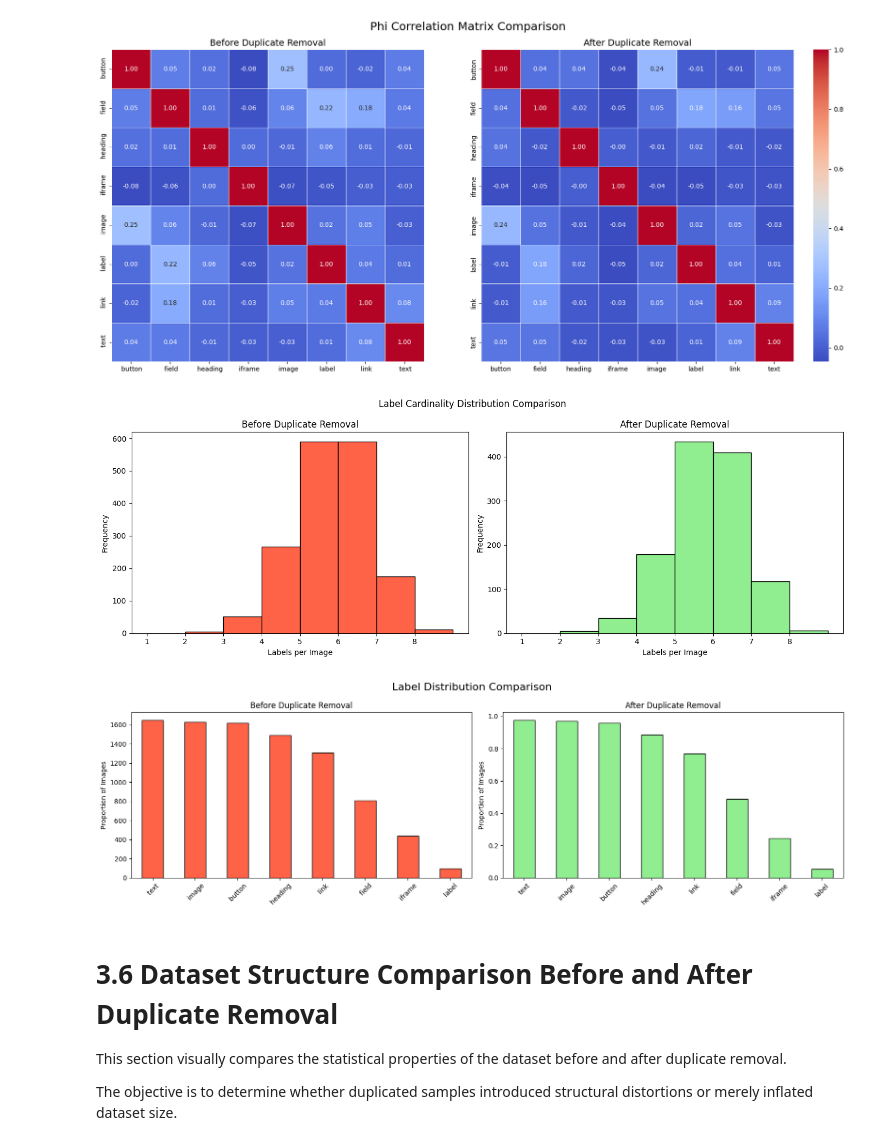
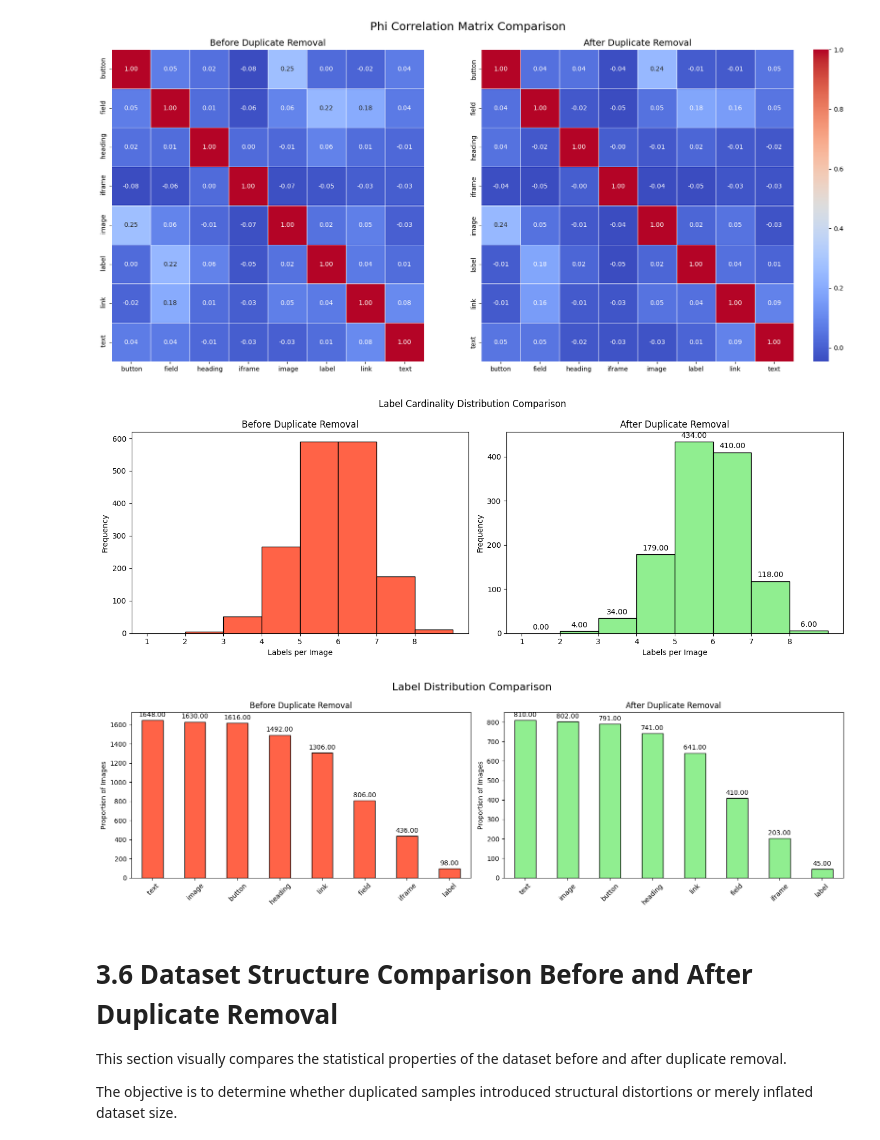
Before and after one commit to AnindyaChakravarty/Multi-label_Image_Classification, a Jupyter notebook: DM.ipynb, the cells around one changed output. Cells and saved outputs as stored; diff of their text form; code cells hidden in the pictures.

Commit message:
corrected the comparision graph

```diff
--- a/DM.ipynb
+++ b/DM.ipynb
@@ -1490,48 +1490,54 @@ axes[1].set_title("After Duplicate Removal")
 axes[1].set_xlabel("Labels per Image")
 axes[1].set_ylabel("Frequency")
 axes[1].set_xticks(range(1,9))
+for container in axes[1].containers:
+    axes[1].bar_label(container, fmt="%.2f", padding=3)
 
 
 plt.suptitle("Label Cardinality Distribution Comparison")
 plt.tight_layout()
 plt.show()
 # %% [output]
-[figure, old version]
+[figure, new version]
 # %%
 fig, axes = plt.subplots(1, 2, figsize=(16, 5))
 
 # BEFORE CLEANING
 old_class_counts.plot(
     kind="bar",
     ax=axes[0],
     color='tomato',
     edgecolor="black"
 )
 
 axes[0].set_title("Before Duplicate Removal")
 axes[0].set_ylabel("Proportion of Images")
 axes[0].tick_params(axis='x', rotation=45)
+for container in axes[0].containers:
+    axes[0].bar_label(container, fmt="%.2f", padding=3)
 
 # AFTER CLEANING
-new_distribution = clean_df[label_cols].mean().sort_values(ascending=False)
+new_distribution = train_split[label_cols].sum().sort_values(ascending=False)
 
 new_distribution.plot(
     kind="bar",
     ax=axes[1],
     color='lightgreen',
     edgecolor="black"
 )
 
 axes[1].set_title("After Duplicate Removal")
 axes[1].set_ylabel("Proportion of Images")
 axes[1].tick_params(axis='x', rotation=45)
+for container in axes[1].containers:
+    axes[1].bar_label(container, fmt="%.2f", padding=3)
 
 plt.suptitle("Label Distribution Comparison", fontsize=16)
 
 plt.tight_layout()
 plt.show()
 # %% [output]
-[figure, old version]
+[figure, new version]
 # %% [markdown]
 # 3.6 Dataset Structure Comparison Before and After Duplicate Removal
 
```
Also changed, not shown: parts of 1 cell of this notebook.
